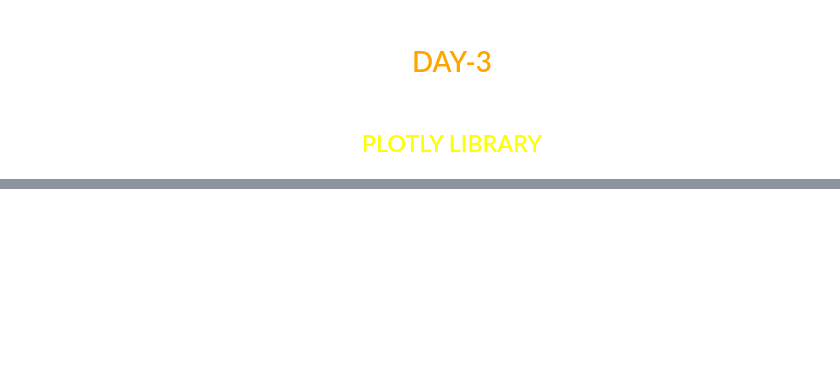
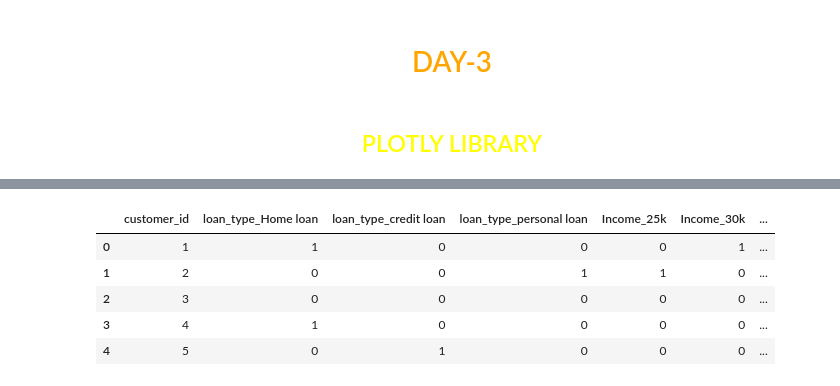
Before and after one commit to ThunderboltGM/Technical-session, a Jupyter notebook: Day-3.ipynb, the cells around one changed output, grey strips where cells are left out. Drawn from its saved outputs; the diff is of its cells as text; code cells hidden in the pictures; blank space fills up the shorter version.

```diff
--- a/Day-3.ipynb
+++ b/Day-3.ipynb
@@ -30,0 +40,4 @@ fig.show()
+# %%
+data = {'customer_id':pd.Series([1,2,3,4,5]),'loan_type':pd.Series(['Home loan','personal loan','Education loan','Home loan','credit loan']),'Income':pd.Series(['30k','25k','15k','40k','35k'])}
+loan_info = pd.DataFrame(data)
+loan_info
@@ -30,0 +51,11 @@ fig.show()
+# %%
+loan_info = pd.get_dummies(loan_info,prefix_sep='_',drop_first=True,dtype=int)
+# %%
+loan_info
+# %% [output]
+|  | customer_id | loan_type_Home loan | loan_type_credit loan | loan_type_personal loan | Income_25k | Income_30k | ... |
+| 0 | 1 | 1 | 0 | 0 | 0 | 1 | ... |
+| 1 | 2 | 0 | 0 | 1 | 1 | 0 | ... |
+| 2 | 3 | 0 | 0 | 0 | 0 | 0 | ... |
+| 3 | 4 | 1 | 0 | 0 | 0 | 0 | ... |
+| 4 | 5 | 0 | 1 | 0 | 0 | 0 | ... |
```
Also changed, not shown: parts of 5 cells of this notebook.
